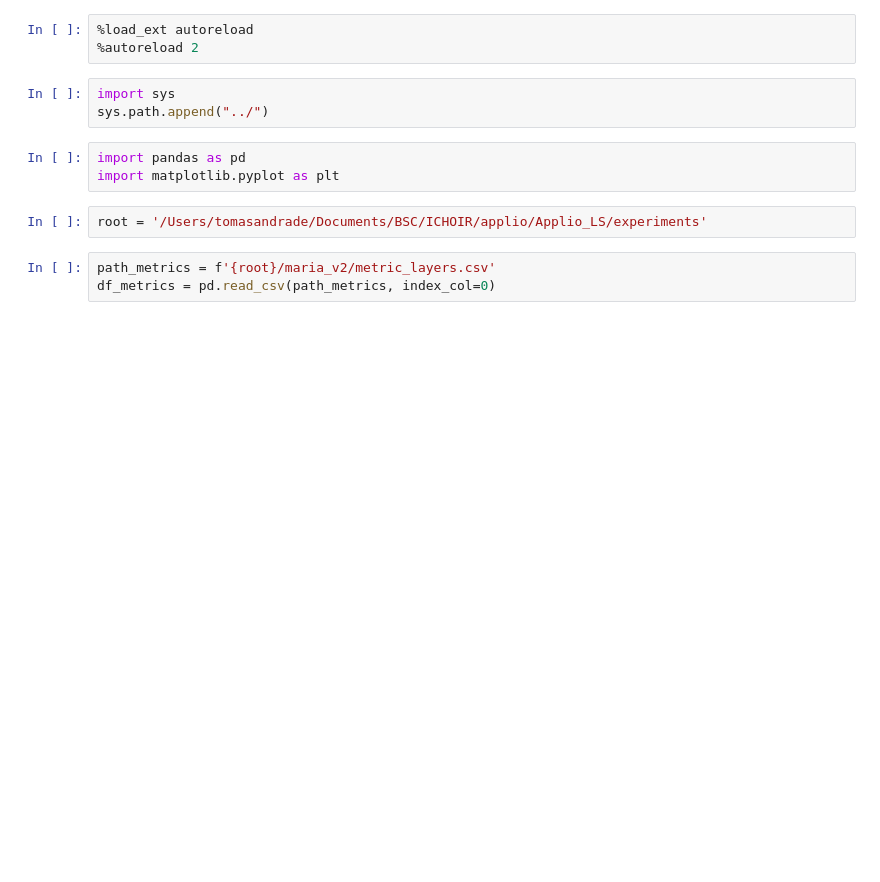
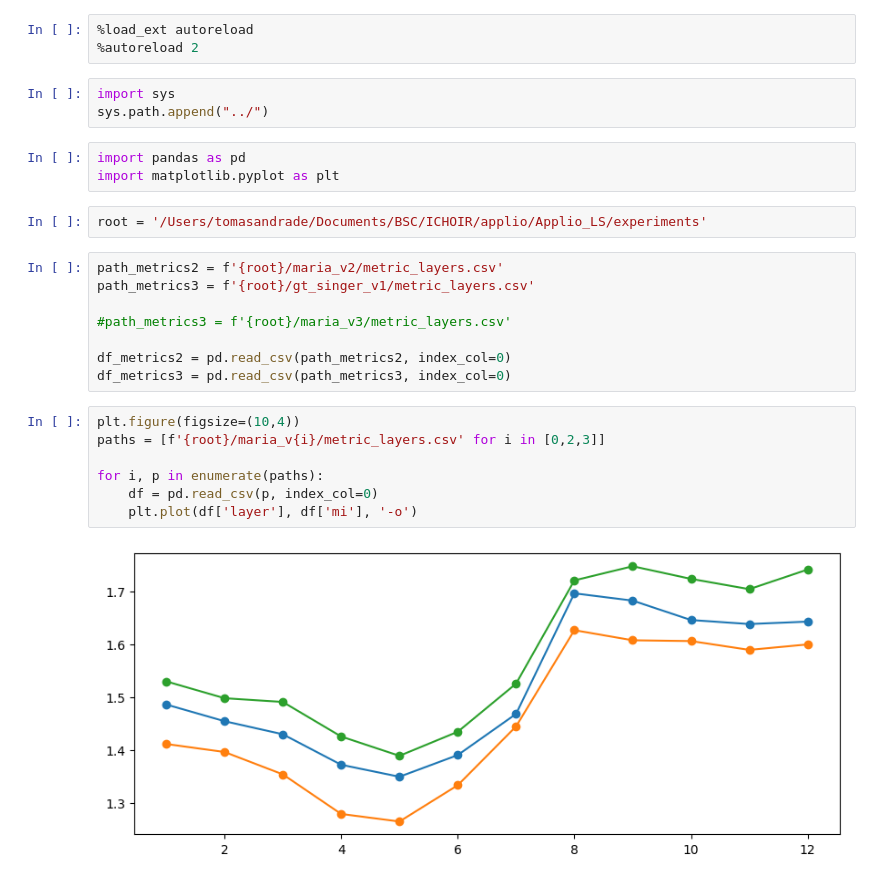
Before and after one commit to BSCCNS/Applio_LS, a Jupyter notebook: develop_nb/layer_analysis.ipynb, the cells around one changed output. Drawn from its saved outputs; the diff is of its cells as text; blank space fills up the shorter version.

```diff
--- a/develop_nb/layer_analysis.ipynb
+++ b/develop_nb/layer_analysis.ipynb
@@ -10,7 +10,21 @@ import matplotlib.pyplot as plt
 # %%
 root = '/Users/tomasandrade/Documents/BSC/ICHOIR/applio/Applio_LS/experiments'
 # %%
-path_metrics = f'{root}/maria_v2/metric_layers.csv'
-df_metrics = pd.read_csv(path_metrics, index_col=0)
+path_metrics2 = f'{root}/maria_v2/metric_layers.csv'
+path_metrics3 = f'{root}/gt_singer_v1/metric_layers.csv'
+
+#path_metrics3 = f'{root}/maria_v3/metric_layers.csv'
+
+df_metrics2 = pd.read_csv(path_metrics2, index_col=0)
+df_metrics3 = pd.read_csv(path_metrics3, index_col=0)
+# %%
+plt.figure(figsize=(10,4))
+paths = [f'{root}/maria_v{i}/metric_layers.csv' for i in [0,2,3]]
+
+for i, p in enumerate(paths):
+    df = pd.read_csv(p, index_col=0)
+    plt.plot(df['layer'], df['mi'], '-o')
+# %% [output]
+[figure, added]
 # %%
 plt.figure(figsize=(10,4))
```
Also changed, not shown: parts of 1 cell of this notebook, 2 other files.
